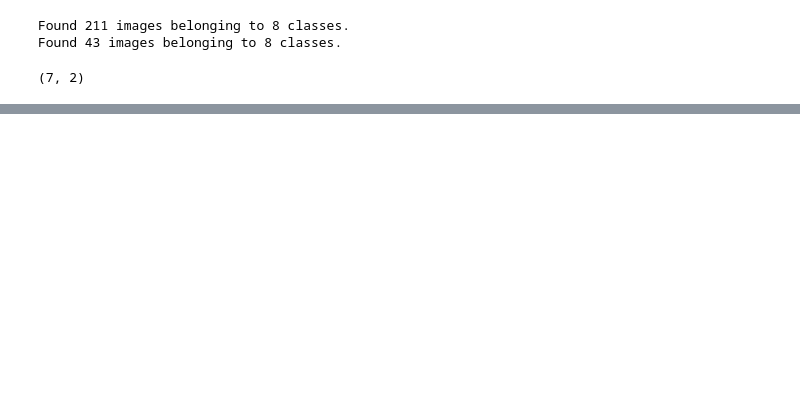
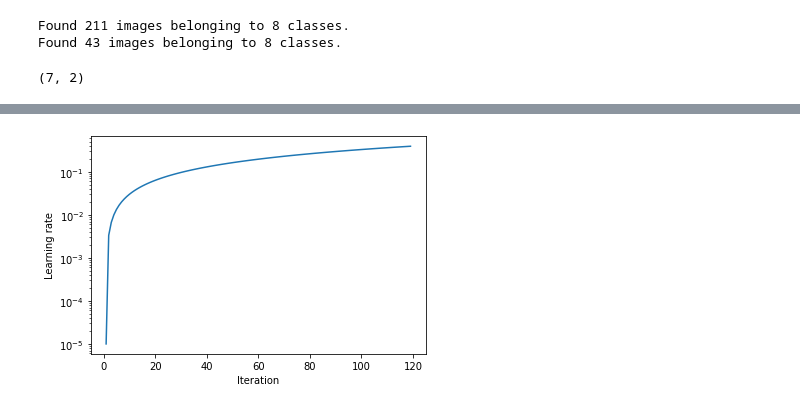
Before and after one commit to MaheshaMuthumala/plant-species-recognition, a Jupyter notebook: research.ipynb, the cells around one changed output, grey strips where cells are left out. Saved outputs shown, nothing was run; the diff lists cells and outputs as text; code cells hidden in the pictures; blank space fills up the shorter version.

```diff
--- a/research.ipynb
+++ b/research.ipynb
@@ -241,3 +283,7 @@ lr_finder.plot_loss()
+# %%
+lr_finder.plot_lr()
+# %% [output]
+[figure, added]
 # %%
 predictions = model.predict_generator(test_generator, steps=test_steps_per_epoch)
 # Get most likely class
```
Also changed, not shown: parts of 35 cells of this notebook.
